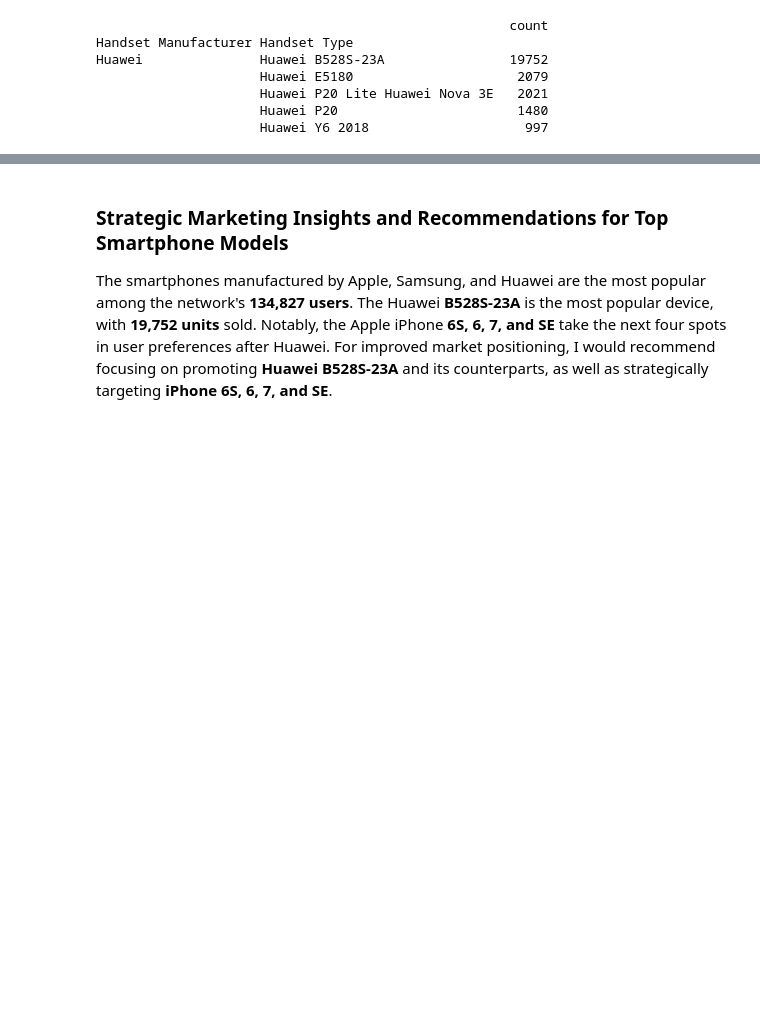
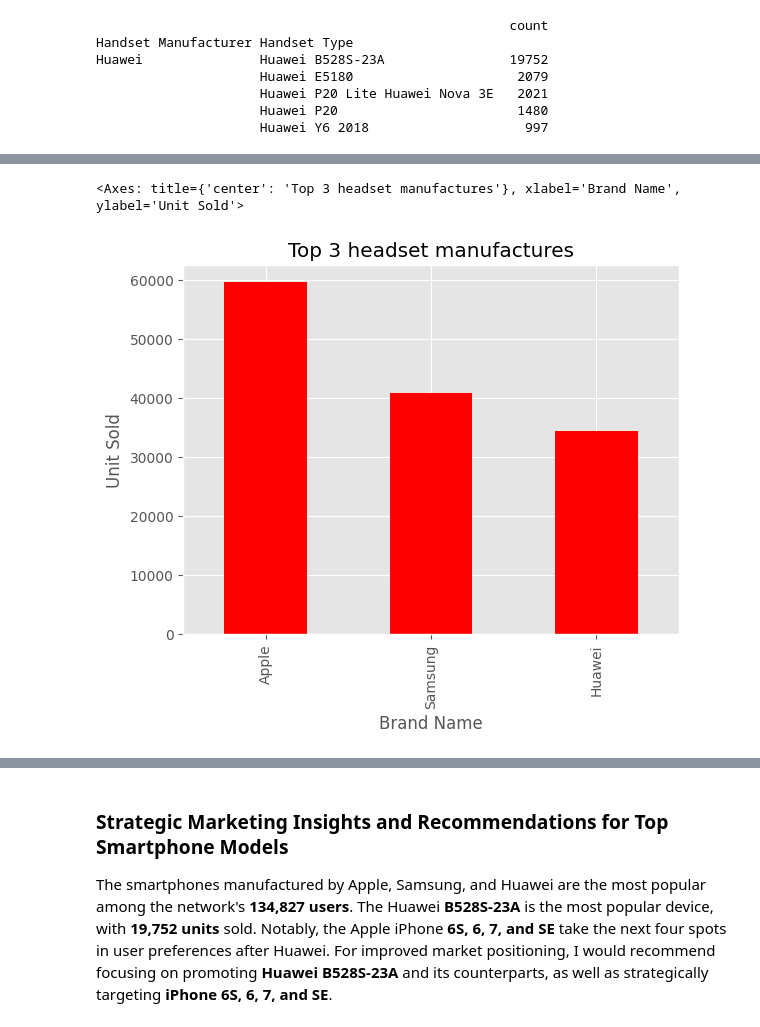
Before and after one commit to Azizadx/user_analytics_in_the_telecommunication, a Jupyter notebook: notebooks/telecom_user_overview_analysis.ipynb, the cells around one changed output, grey strips where cells are left out. Drawn from its saved outputs; the diff is of its cells as text; code cells hidden in the pictures; blank space fills up the shorter version.

```diff
--- a/notebooks/telecom_user_overview_analysis.ipynb
+++ b/notebooks/telecom_user_overview_analysis.ipynb
@@ -224,0 +230,5 @@ Huawei               Huawei B528S-23A                19752
+# %%
+top_3_handset_by_manufactures.plot(kind='bar', title="Top 3 headset manufactures", xlabel='Brand Name', ylabel='Unit Sold',color='Red')
+# %% [output]
+<Axes: title={'center': 'Top 3 headset manufactures'}, xlabel='Brand Name', ylabel='Unit Sold'>
+[figure, added]
```
Also changed, not shown: parts of 3 cells of this notebook.
